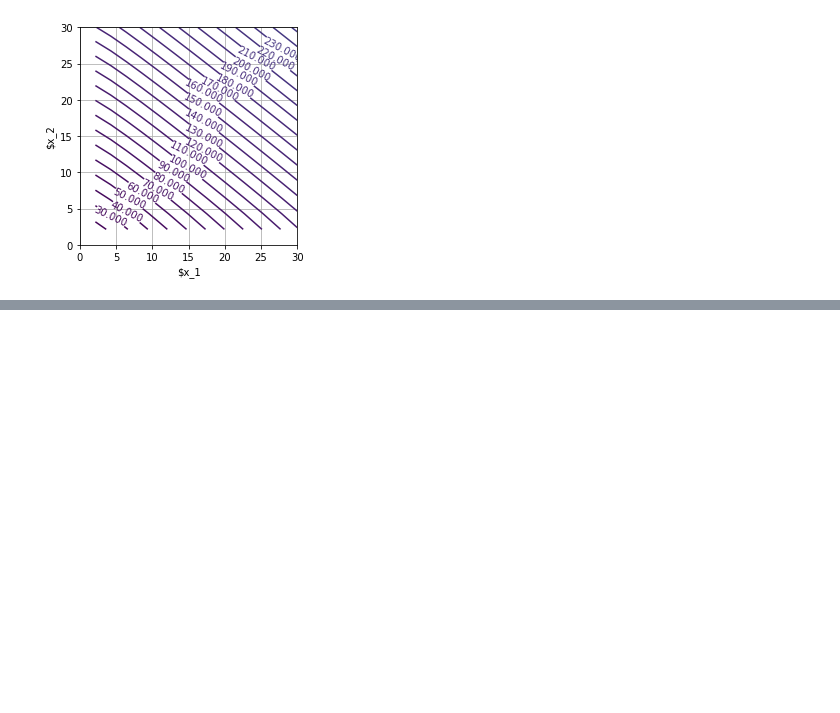
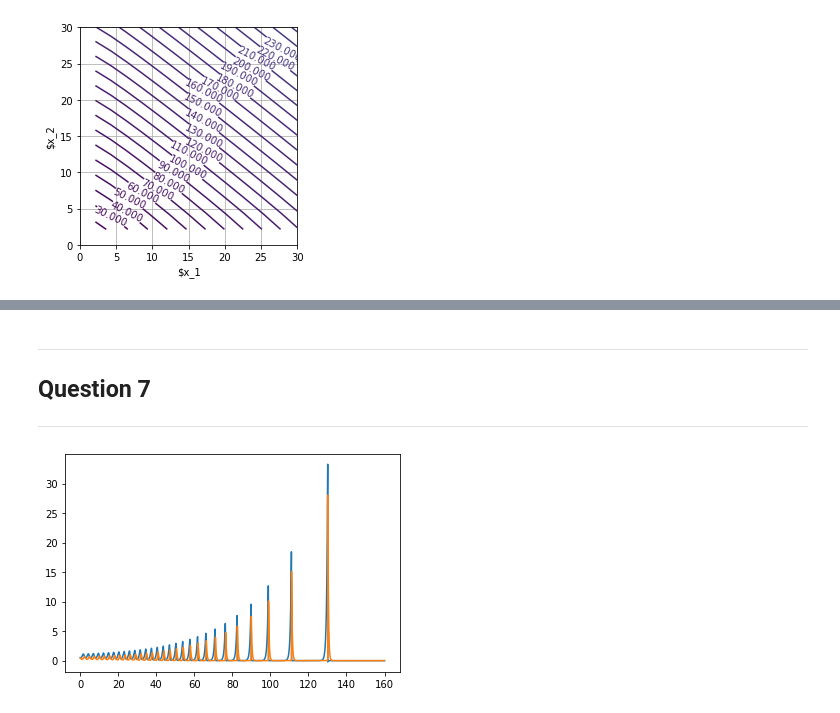
Before and after one commit to david-bretaud/equadiff, a Jupyter notebook: projet.ipynb, the cells around one changed output, grey strips where cells are left out. Cells and saved outputs as stored; diff of their text form; code cells hidden in the pictures; blank space fills up the shorter version.

```diff
--- a/projet.ipynb
+++ b/projet.ipynb
@@ -230,0 +294,17 @@ display_contour(H, Int, Int, LignesH)
+# %% [markdown]
+---
+
+## Question 7
+
+---
+# %%
+def F(t,x):
+    return np.array(f(*x))
+
+sol = solve_euler_explicit(F, [0.5, 0.5], 10e-3, 0.0, 160.0)
+t, x = sol[0], np.array(sol[1]) # Conversion en array numpy pour effectuer des slices
+
+plt.plot(t, x[:,0]);
+plt.plot(t, x[:,1]);
+# %% [output]
+[figure, added]
```
Also changed, not shown: parts of 12 cells of this notebook.
